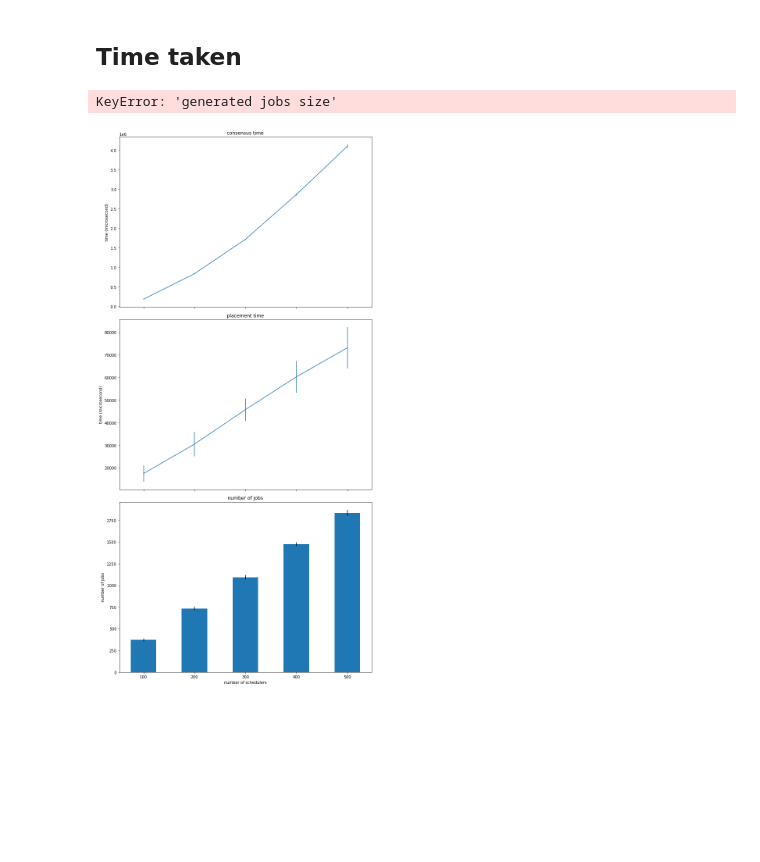
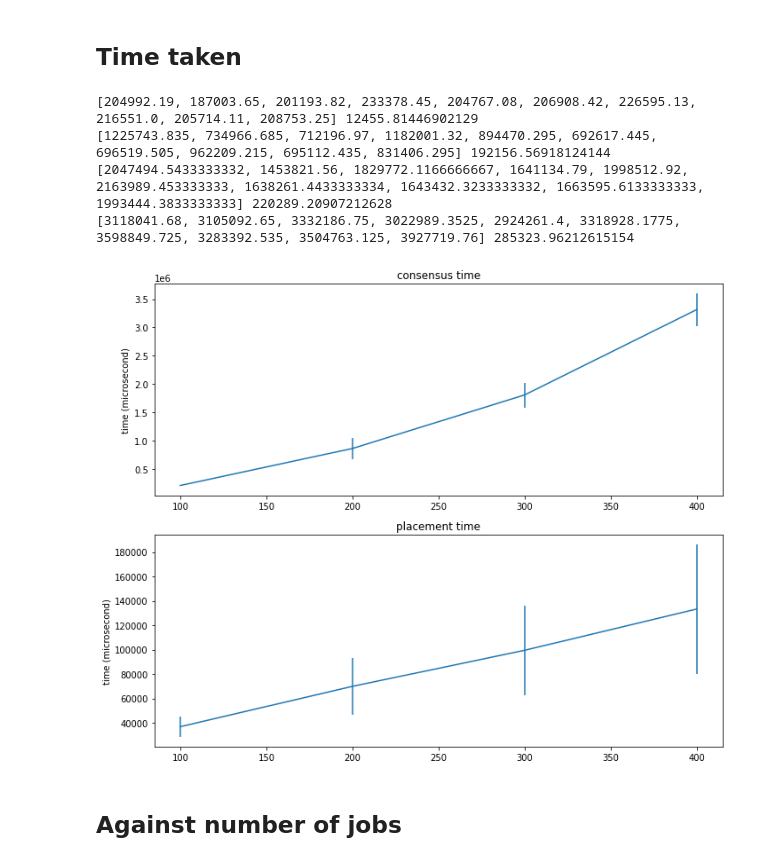
Before and after one commit to Vincent-lau/hyperion, a Jupyter notebook: measure/plotmetrics.ipynb, the cells around one changed output. Drawn from its saved outputs; the diff is of its cells as text; code cells hidden in the pictures; blank space fills up the shorter version.

```diff
--- a/measure/plotmetrics.ipynb
+++ b/measure/plotmetrics.ipynb
@@ -299,8 +334,7 @@ fig.tight_layout()
 # dirs = ['data/2022-08-15T16-00-21', 'data/2022-08-15T16-04-29', 'data/2022-08-15T16-06-44',
 #   'data/2022-08-15T16-10-19', 'data/2022-08-15T16-16-32']
 # ---- gaussian distribution ---- #
-dirs = ['data/2022-08-16T11-19-32', 'data/2022-08-16T11-23-20', 'data/2022-08-16T11-27-08',
-  'data/2022-08-16T11-31-12']
+dirs = ['data/2022-08-16T11-19-32', 'data/2022-08-16T11-23-20', 'data/2022-08-16T11-27-08','data/2022-08-16T11-31-12']
 
 pods = range(100, (len(dirs) + 1) * 100, 100)
 
@@ -320,9 +354,9 @@ for p in pods:
   for r in runs:
     r = str(r)
     t2 = np.array([metrics[p][r][name]['total time'] for name in metrics[p][r]])
-  t1.append(np.mean(t2))
-
-  y_time.append([np.mean(t2), np.std(t2)])
+    t1.append(np.mean(t2))
+  print(t1, np.std(t1))
+  y_time.append([np.mean(t1), np.std(t1)])
 
   t2 = np.array([metrics[p]['0'][name]['setup time'] for name in metrics[p][r]])
   y_setup.append(np.mean(t2))
@@ -332,7 +366,7 @@ y_time = np.array(y_time)
 
 
 pl_times = []
-jobs_size = []
+# jobs_size = []
 for i, dir in enumerate(dirs):
   with open(f'{dir}/placement-{pods[i]}pods-60cap-2c.json', 'r') as f:
     for l in f:
@@ -341,38 +375,47 @@ for i, dir in enumerate(dirs):
       js = []
       for j in runs:
         ts.append(pl[str(j)]['my-controller']['time taken'])
-        js.append(pl[str(j)]['my-controller']['generated jobs size'])
       ts = np.array(ts)
       js = np.array(js)
-      if (i == 3):
-        print(ts)
       pl_times.append([np.mean(ts), np.std(ts)])
-      jobs_size.append([np.mean(js), np.std(js)])
 
 pl_times = np.array(pl_times)
-jobs_size = np.array(jobs_size)
+
+
+total_times = y_time + pl_times
+# jobs_size = np.array(jobs_size)
 # %% [output]
-KeyError: 'generated jobs size'
+[204992.19, 187003.65, 201193.82, 233378.45, 204767.08, 206908.42, 226595.13, 216551.0, 205714.11, 208753.25] 12455.81446902129
+[1225743.835, 734966.685, 712196.97, 1182001.32, 894470.295, 692617.445, 696519.505, 962209.215, 695112.435, 831406.295] 192156.56918124144
+[2047494.5433333332, 1453821.56, 1829772.1166666667, 1641134.79, 1998512.92, 2163989.453333333, 1638261.4433333334, 1643432.3233333332, 1663595.6133333333, 1993444.3833333333] 220289.20907212628
+[3118041.68, 3105092.65, 3332186.75, 3022989.3525, 2924261.4, 3318928.1775, 3598849.725, 3283392.535, 3504763.125, 3927719.76] 285323.96212615154
 # %%
-# -------- latency --------- #
-fig, ax = plt.subplots(nrows=3, ncols=1, sharex=True)
-fig.set_size_inches(10, 20)
+fig, ax = plt.subplots(nrows=2, ncols=1)
+fig.set_size_inches(10, 8)
 
+
+
+# ax.semilogy(x, y_time[:, 0], label='consensus time')
+# ax.semilogy(pods, pl_times[:,0], label='placement time')
+# ax.semilogy(pods, total_times[:, 0], label='total time')
+# ax.legend()
 
 ax[0].errorbar(x, y_time[:, 0], yerr = y_time[:, 1], label='consensus time')
 ax[0].set_title('consensus time')
 ax[0].set_ylabel('time (microsecond)')
 ax[1].errorbar(pods, pl_times[:,0], yerr = pl_times[:,1], label='placement time')
 ax[1].set_title('placement time')
 ax[1].set_ylabel('time (microsecond)')
 
 
-ax[2].bar(x, jobs_size[:, 0], width= 50,yerr = jobs_size[:, 1])
-ax[2].set_ylabel("number of jobs")
-ax[2].set_title("number of jobs")
-ax[2].set_xlabel('number of schedulers')
+# ax[2].bar(x, jobs_size[:, 0], width= 50,yerr = jobs_size[:, 1])
+# ax[2].set_ylabel("number of jobs")
+# ax[2].set_title("number of jobs")
+# ax[2].set_xlabel('number of schedulers')
 
 fig.tight_layout()
-fig.savefig(f'{graph_dir}latency-both.png')
+# fig.savefig(f'{graph_dir}latency-both-gaussian.png')
 # %% [output]
-[figure, old version]
+[figure, new version]
+# %% [markdown]
+## Against number of jobs
```
Also changed, not shown: parts of 13 cells of this notebook.
